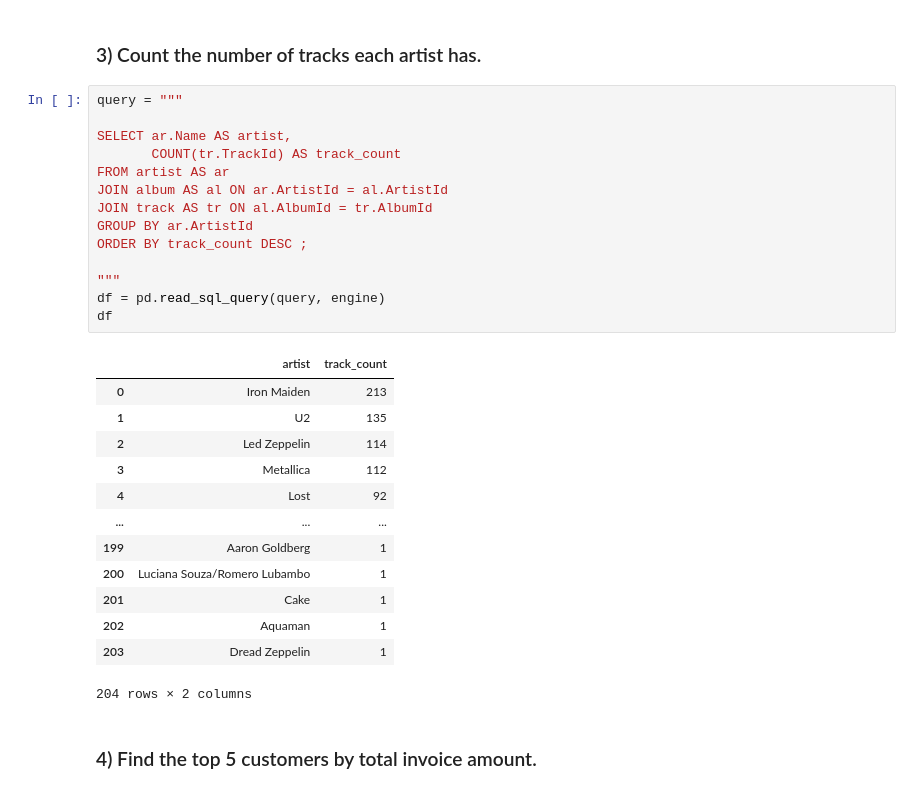
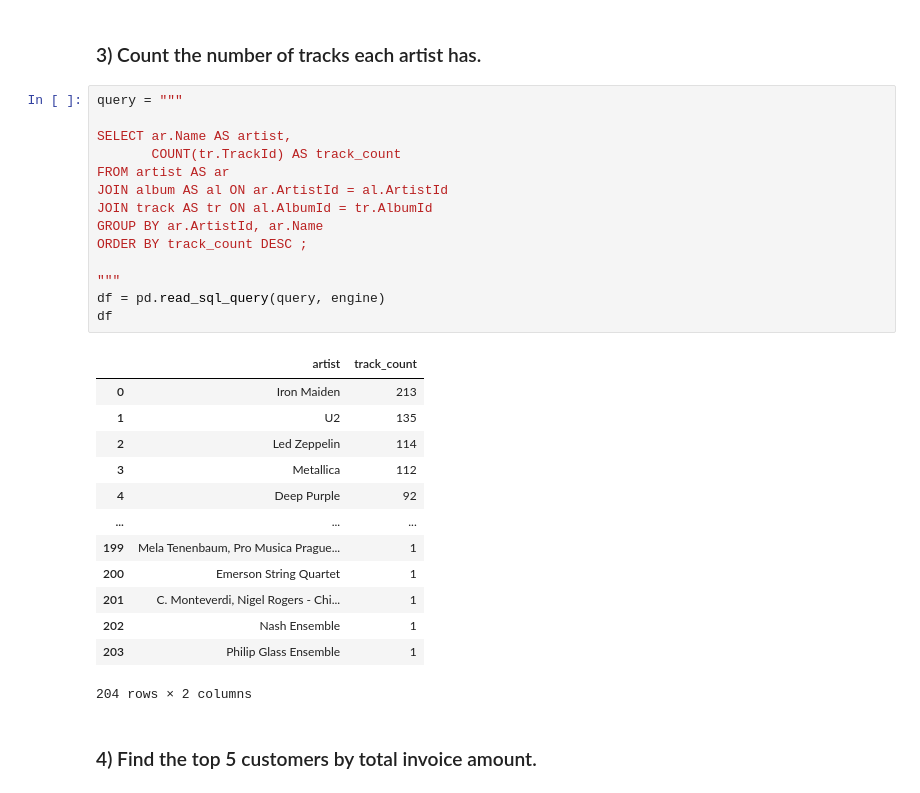
Before and after one commit to bpgodsil/sql_query_examples, a Jupyter notebook: notebooks/02_joins_and_aggregations.ipynb, the cells around one changed output. Drawn from its saved outputs; the diff is of its cells as text.

```diff
--- a/notebooks/02_joins_and_aggregations.ipynb
+++ b/notebooks/02_joins_and_aggregations.ipynb
@@ -112,30 +112,30 @@ df
 # %%
 query = """
 
 SELECT ar.Name AS artist,
        COUNT(tr.TrackId) AS track_count
 FROM artist AS ar
 JOIN album AS al ON ar.ArtistId = al.ArtistId
 JOIN track AS tr ON al.AlbumId = tr.AlbumId
-GROUP BY ar.ArtistId
+GROUP BY ar.ArtistId, ar.Name
 ORDER BY track_count DESC ;
 
 """
 df = pd.read_sql_query(query, engine)
 df
 # %% [output]
 |  | artist | track_count |
 | 0 | Iron Maiden | 213 |
 | 1 | U2 | 135 |
 | 2 | Led Zeppelin | 114 |
 | 3 | Metallica | 112 |
-| 4 | Lost | 92 |
+| 4 | Deep Purple | 92 |
 | ... | ... | ... |
-| 199 | Aaron Goldberg | 1 |
-| 200 | Luciana Souza/Romero Lubambo | 1 |
-| 201 | Cake | 1 |
-| 202 | Aquaman | 1 |
-| 203 | Dread Zeppelin | 1 |
+| 199 | Mela Tenenbaum, Pro Musica Prague... | 1 |
+| 200 | Emerson String Quartet | 1 |
+| 201 | C. Monteverdi, Nigel Rogers - Chi... | 1 |
+| 202 | Nash Ensemble | 1 |
+| 203 | Philip Glass Ensemble | 1 |
 204 rows × 2 columns
 # %% [markdown]
 ### 4) Find the top 5 customers by total invoice amount.
```
Also changed, not shown: parts of 6 cells of this notebook, 6 other files.
